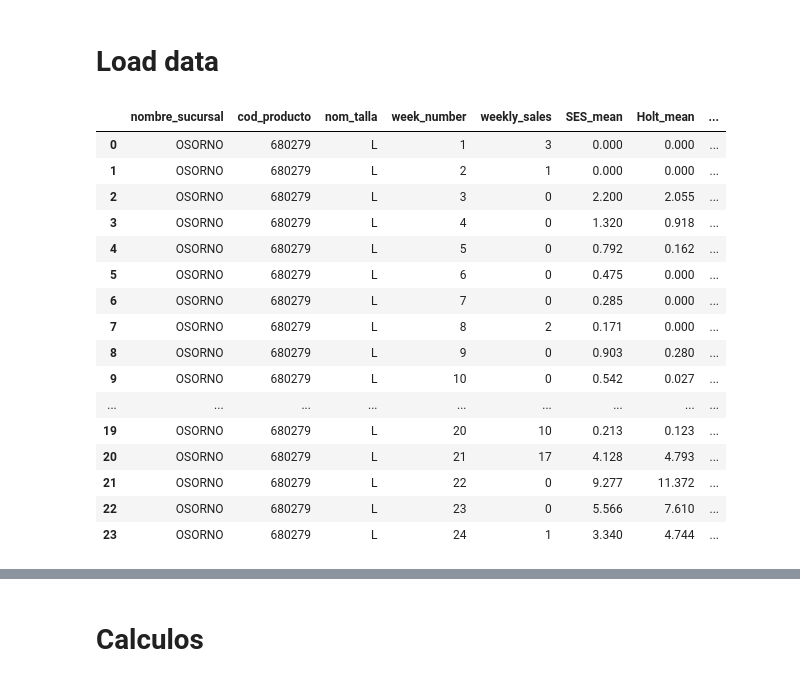
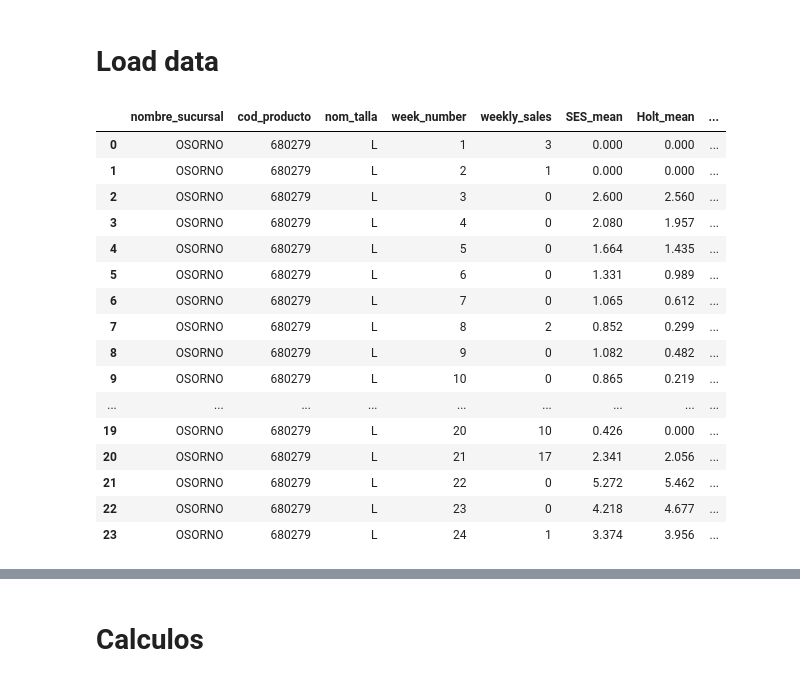
Before and after one commit to bi-retail-tricot/forecast, a Jupyter notebook: notebooks/06_modelacion_forecasts.ipynb, the cells around one changed output, grey strips where cells are left out. Cells and saved outputs as stored; diff of their text form; code cells hidden in the pictures.

```diff
--- a/notebooks/06_modelacion_forecasts.ipynb
+++ b/notebooks/06_modelacion_forecasts.ipynb
@@ -211,39 +333,41 @@ data_all = pd.read_parquet('../sandbox/data_genex_venta_transfer.parquet')
 # %%
 df_sample = data_all.query(
     "cod_sucursal == 14 and cod_producto == 680279 and cod_talla == 105"
 )[['nombre_sucursal','cod_producto','nom_talla','week_number','weekly_sales']].reset_index(drop=True)
 
-df_result = aplicar_promedios(
+df_sample = aplicar_promedios_escalable(
     df_sample,
-    id_cols=["nombre_sucursal","cod_producto","nom_talla"],
+    id_cols=["nombre_sucursal", "cod_producto", "nom_talla"],
     week_col="week_number",
     value_col="weekly_sales",
-    alpha=0.4,
-    beta=0.2,
-    alpha_d=0.1,
-    alpha_p=0.1,
-    season_length=4
+    alpha=0.2, beta=0.1, alpha_d=0.1, alpha_p=0.1,
+    methods=("SES", "HOLT", "CROSTON", "TSB"),
+    dtype="float32",                 # mitad de memoria vs float64
+    round_decimals=3,
+    zero_out_first_n=2,              # anular primeras 2 observaciones de cada serie
+    n_threads=8,                     # hilos internos de Numba
+    rows_per_chunk=1_000_000,        # procesa por bloques de ~1M filas sin romper series
 )
 
-df_result
+df_sample
 # %% [output]
 |  | nombre_sucursal | cod_producto | nom_talla | week_number | weekly_sales | SES_mean | Holt_mean | ... |
 | 0 | OSORNO | 680279 | L | 1 | 3 | 0.000 | 0.000 | ... |
 | 1 | OSORNO | 680279 | L | 2 | 1 | 0.000 | 0.000 | ... |
-| 2 | OSORNO | 680279 | L | 3 | 0 | 2.200 | 2.055 | ... |
-| 3 | OSORNO | 680279 | L | 4 | 0 | 1.320 | 0.918 | ... |
-| 4 | OSORNO | 680279 | L | 5 | 0 | 0.792 | 0.162 | ... |
-| 5 | OSORNO | 680279 | L | 6 | 0 | 0.475 | 0.000 | ... |
-| 6 | OSORNO | 680279 | L | 7 | 0 | 0.285 | 0.000 | ... |
-| 7 | OSORNO | 680279 | L | 8 | 2 | 0.171 | 0.000 | ... |
-| 8 | OSORNO | 680279 | L | 9 | 0 | 0.903 | 0.280 | ... |
-| 9 | OSORNO | 680279 | L | 10 | 0 | 0.542 | 0.027 | ... |
+| 2 | OSORNO | 680279 | L | 3 | 0 | 2.600 | 2.560 | ... |
+| 3 | OSORNO | 680279 | L | 4 | 0 | 2.080 | 1.957 | ... |
+| 4 | OSORNO | 680279 | L | 5 | 0 | 1.664 | 1.435 | ... |
+| 5 | OSORNO | 680279 | L | 6 | 0 | 1.331 | 0.989 | ... |
+| 6 | OSORNO | 680279 | L | 7 | 0 | 1.065 | 0.612 | ... |
+| 7 | OSORNO | 680279 | L | 8 | 2 | 0.852 | 0.299 | ... |
+| 8 | OSORNO | 680279 | L | 9 | 0 | 1.082 | 0.482 | ... |
+| 9 | OSORNO | 680279 | L | 10 | 0 | 0.865 | 0.219 | ... |
 | ... | ... | ... | ... | ... | ... | ... | ... | ... |
-| 19 | OSORNO | 680279 | L | 20 | 10 | 0.213 | 0.123 | ... |
-| 20 | OSORNO | 680279 | L | 21 | 17 | 4.128 | 4.793 | ... |
-| 21 | OSORNO | 680279 | L | 22 | 0 | 9.277 | 11.372 | ... |
-| 22 | OSORNO | 680279 | L | 23 | 0 | 5.566 | 7.610 | ... |
-| 23 | OSORNO | 680279 | L | 24 | 1 | 3.340 | 4.744 | ... |
+| 19 | OSORNO | 680279 | L | 20 | 10 | 0.426 | 0.000 | ... |
+| 20 | OSORNO | 680279 | L | 21 | 17 | 2.341 | 2.056 | ... |
+| 21 | OSORNO | 680279 | L | 22 | 0 | 5.272 | 5.462 | ... |
+| 22 | OSORNO | 680279 | L | 23 | 0 | 4.218 | 4.677 | ... |
+| 23 | OSORNO | 680279 | L | 24 | 1 | 3.374 | 3.956 | ... |
 # %%
 factores_historicos = pd.read_parquet('../data/processed/factores_invierno_2024.parquet')
 
```
Also changed, not shown: parts of 27 cells of this notebook, 10 other files.
